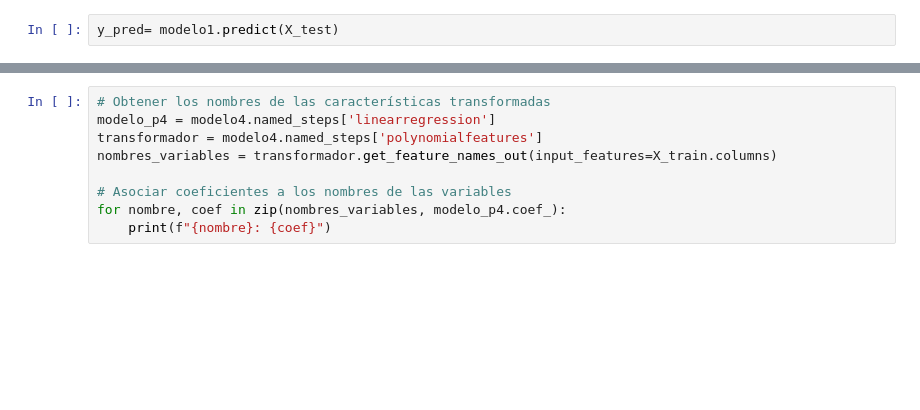
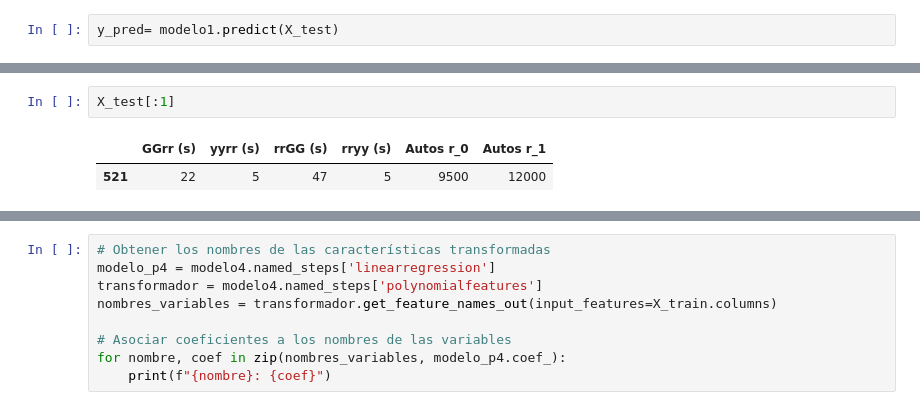
Before and after one commit to Emmatap31/Sumo_EjeCentral, a Jupyter notebook: regresionmult3.ipynb, the cells around one changed output, grey strips where cells are left out. Saved outputs shown, nothing was run; the diff lists cells and outputs as text; blank space fills up the shorter version.

```diff
--- a/regresionmult3.ipynb
+++ b/regresionmult3.ipynb
@@ -84,0 +90,5 @@ R^2 = 0.8291311458649032
+# %%
+X_test[:1]
+# %% [output]
+|  | GGrr (s) | yyrr (s) | rrGG (s) | rryy (s) | Autos r_0 | Autos r_1 |
+| 521 | 22 | 5 | 47 | 5 | 9500 | 12000 |
```
Also changed, not shown: parts of 22 cells of this notebook, 2 other files.
